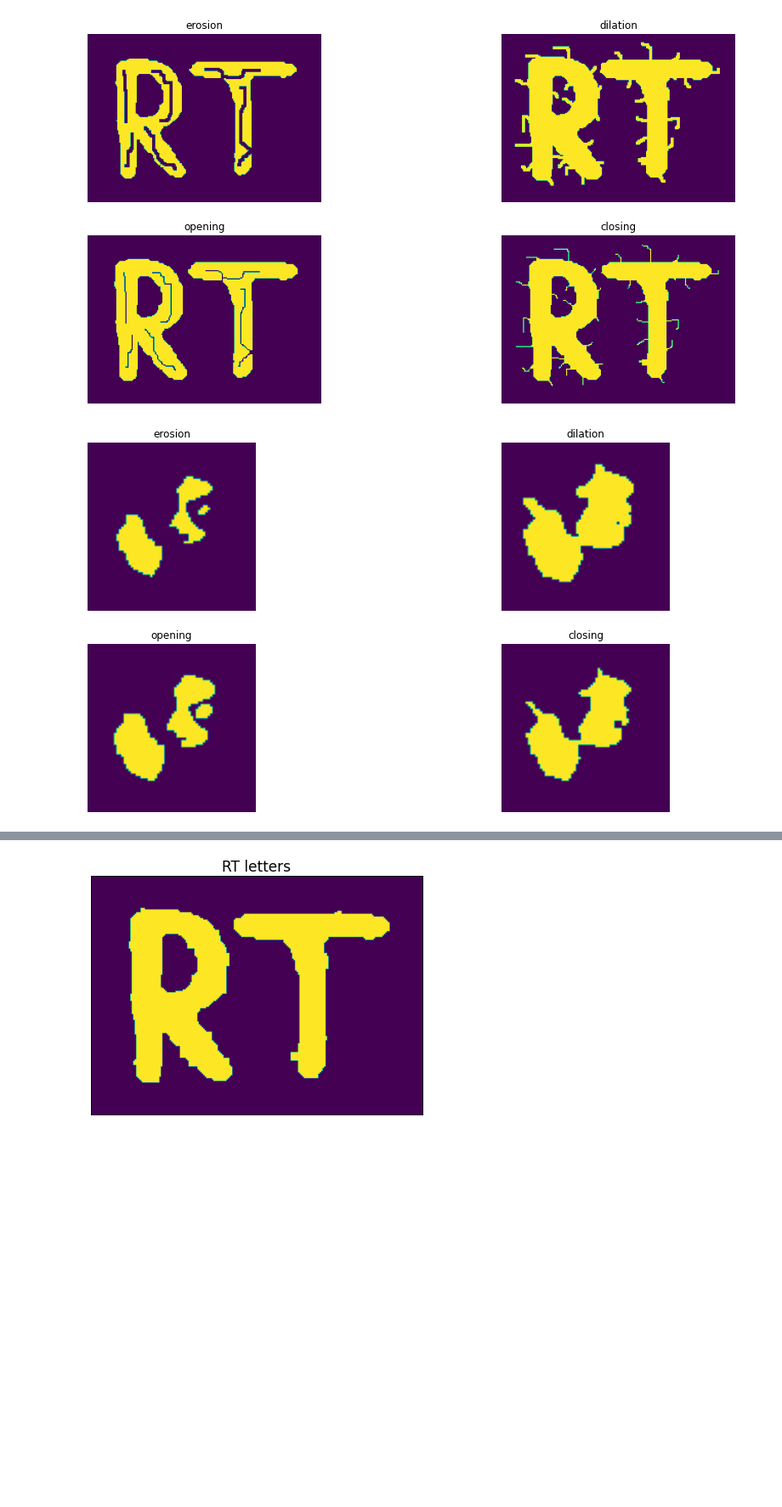
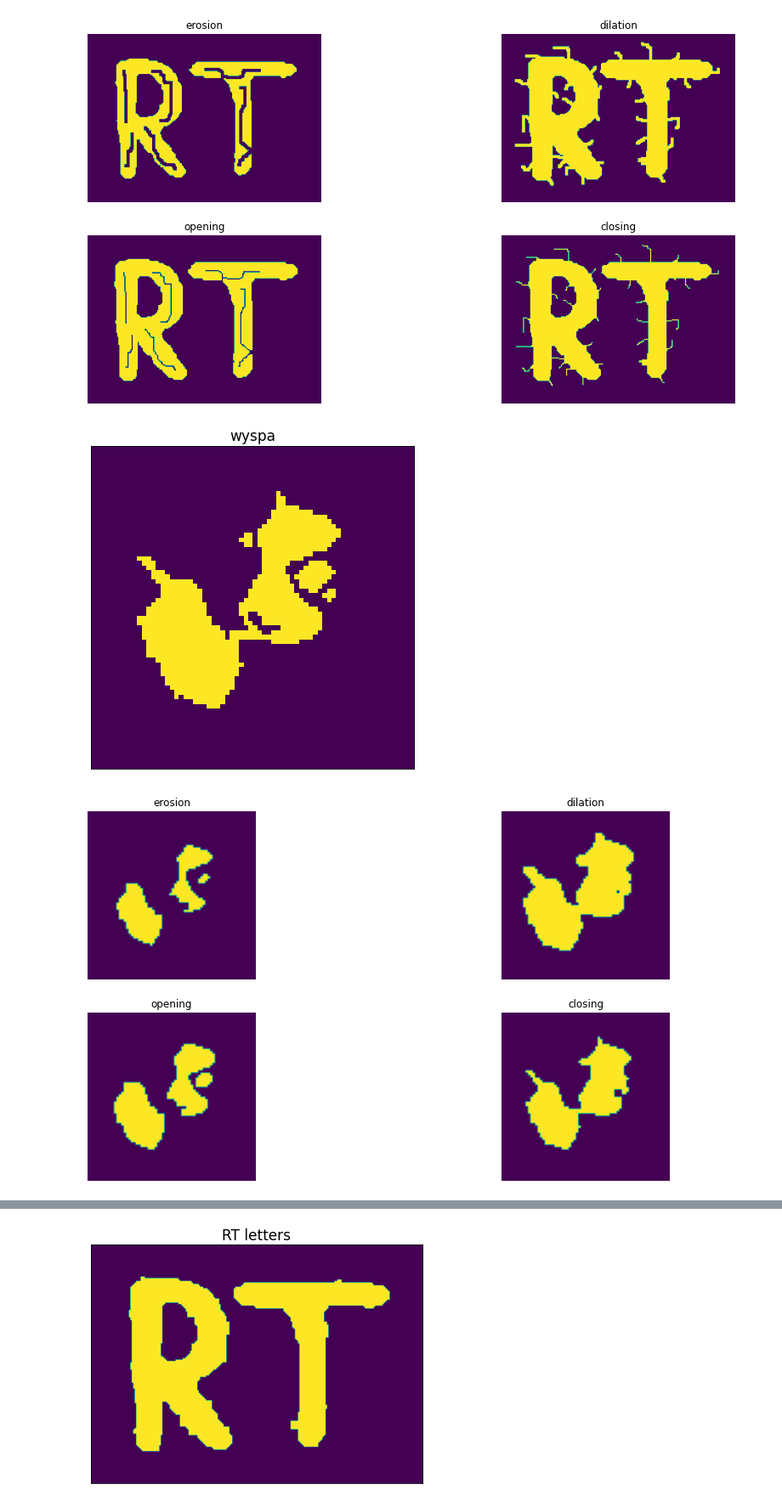
Before and after one commit to sy1wi4/WDCPO-2021, a Jupyter notebook: 08_morphology.ipynb, the cells around one changed output, grey strips where cells are left out. Shown at 85% size. Drawn from its saved outputs; the diff is of its cells as text; code cells hidden in the pictures; blank space fills up the shorter version.

```diff
--- a/08_morphology.ipynb
+++ b/08_morphology.ipynb
@@ -240,8 +220,10 @@ show_all_ops(ertka)
 [figure]
 # %%
 wyspa = cv2.imread('wyspa.bmp', cv2.IMREAD_GRAYSCALE)
+show_image(wyspa, "wyspa")
 show_all_ops(wyspa)
 # %% [output]
-[figure, old version]
+[figure, new version]
+[figure, added]
 # %%
 kolka = cv2.imread('kolka.bmp', cv2.IMREAD_GRAYSCALE)
```
Also changed, not shown: parts of 23 cells of this notebook.
